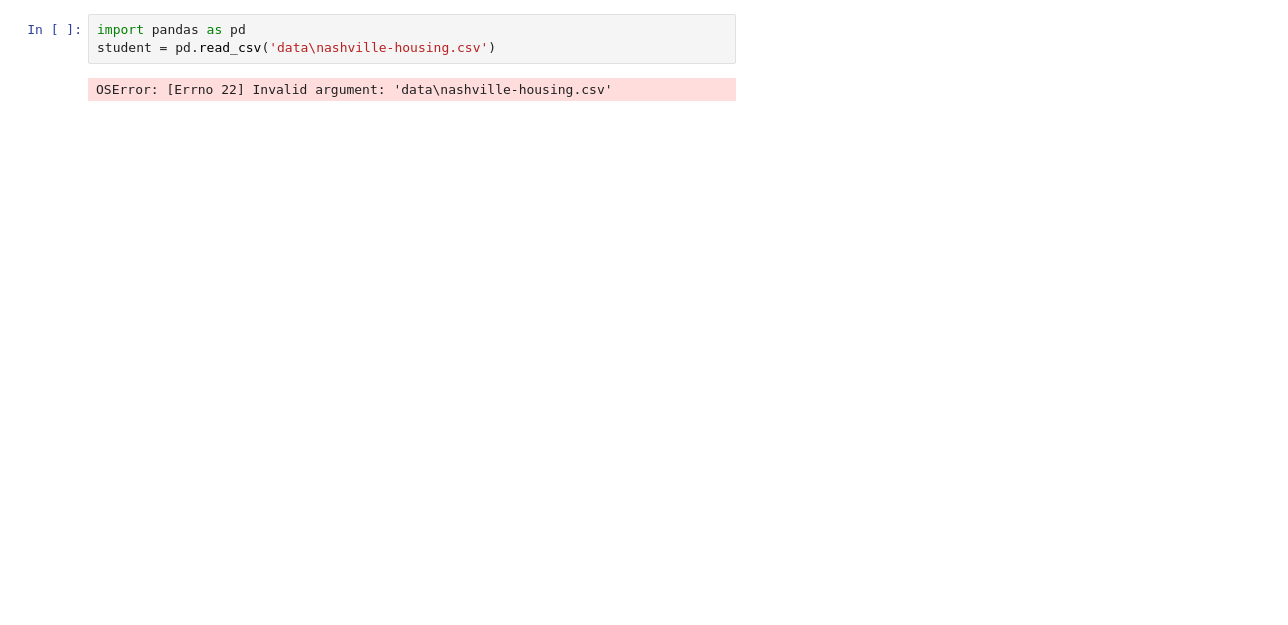
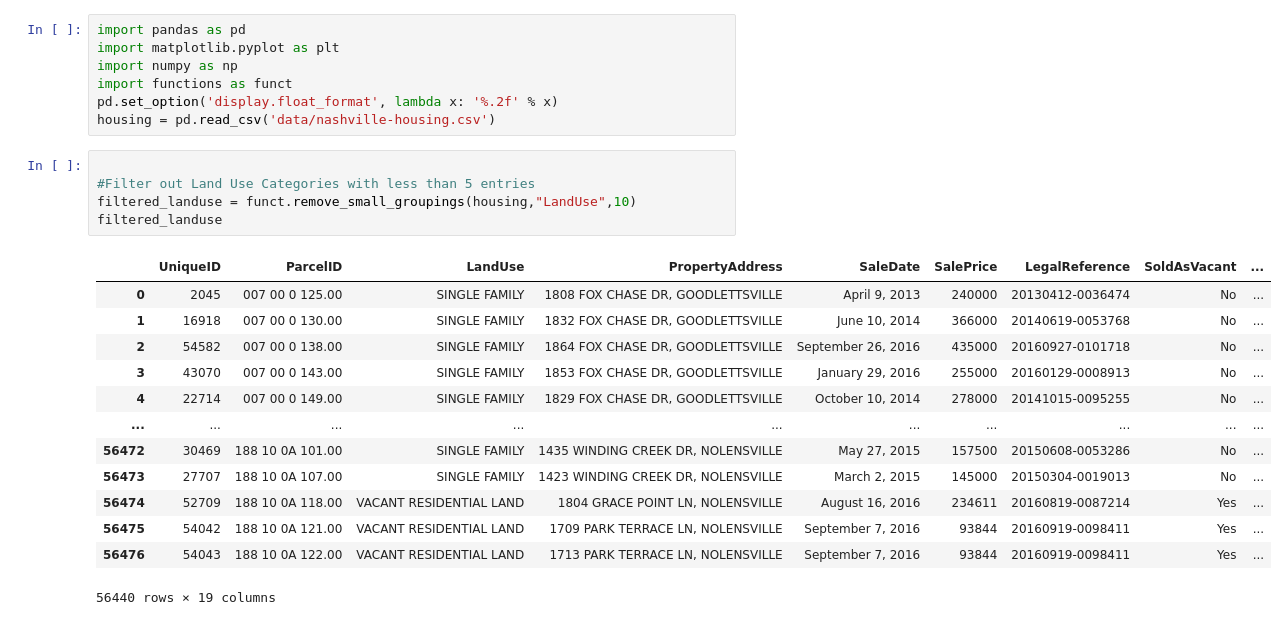
Before and after one commit to RobTheRobber/nashville-housing, a Jupyter notebook: nashville-housing.ipynb, the cells around one changed output. Cells and saved outputs as stored; diff of their text form; blank space fills up the shorter version.

```diff
--- a/nashville-housing.ipynb
+++ b/nashville-housing.ipynb
@@ -1,5 +1,26 @@
 # %%
 import pandas as pd
-student = pd.read_csv('data\nashville-housing.csv')
+import matplotlib.pyplot as plt
+import numpy as np
+import functions as funct
+pd.set_option('display.float_format', lambda x: '%.2f' % x)
+housing = pd.read_csv('data/nashville-housing.csv')
-# %% [output]
-OSError: [Errno 22] Invalid argument: 'data\nashville-housing.csv'
+# %%
+
+#Filter out Land Use Categories with less than 5 entries
+filtered_landuse = funct.remove_small_groupings(housing,"LandUse",10)
+filtered_landuse
+# %% [output]
+|  | UniqueID | ParcelID | LandUse | PropertyAddress | SaleDate | SalePrice | LegalReference | SoldAsVacant | ... |
+| 0 | 2045 | 007 00 0 125.00 | SINGLE FAMILY | 1808 FOX CHASE DR, GOODLETTSVILLE | April 9, 2013 | 240000 | 20130412-0036474 | No | ... |
+| 1 | 16918 | 007 00 0 130.00 | SINGLE FAMILY | 1832 FOX CHASE DR, GOODLETTSVILLE | June 10, 2014 | 366000 | 20140619-0053768 | No | ... |
+| 2 | 54582 | 007 00 0 138.00 | SINGLE FAMILY | 1864 FOX CHASE DR, GOODLETTSVILLE | September 26, 2016 | 435000 | 20160927-0101718 | No | ... |
+| 3 | 43070 | 007 00 0 143.00 | SINGLE FAMILY | 1853 FOX CHASE DR, GOODLETTSVILLE | January 29, 2016 | 255000 | 20160129-0008913 | No | ... |
+| 4 | 22714 | 007 00 0 149.00 | SINGLE FAMILY | 1829 FOX CHASE DR, GOODLETTSVILLE | October 10, 2014 | 278000 | 20141015-0095255 | No | ... |
+| ... | ... | ... | ... | ... | ... | ... | ... | ... | ... |
+| 56472 | 30469 | 188 10 0A 101.00 | SINGLE FAMILY | 1435 WINDING CREEK DR, NOLENSVILLE | May 27, 2015 | 157500 | 20150608-0053286 | No | ... |
+| 56473 | 27707 | 188 10 0A 107.00 | SINGLE FAMILY | 1423 WINDING CREEK DR, NOLENSVILLE | March 2, 2015 | 145000 | 20150304-0019013 | No | ... |
+| 56474 | 52709 | 188 10 0A 118.00 | VACANT RESIDENTIAL LAND | 1804 GRACE POINT LN, NOLENSVILLE | August 16, 2016 | 234611 | 20160819-0087214 | Yes | ... |
+| 56475 | 54042 | 188 10 0A 121.00 | VACANT RESIDENTIAL LAND | 1709 PARK TERRACE LN, NOLENSVILLE | September 7, 2016 | 93844 | 20160919-0098411 | Yes | ... |
+| 56476 | 54043 | 188 10 0A 122.00 | VACANT RESIDENTIAL LAND | 1713 PARK TERRACE LN, NOLENSVILLE | September 7, 2016 | 93844 | 20160919-0098411 | Yes | ... |
+56440 rows × 19 columns
```
Also changed, not shown: parts of 7 cells of this notebook, 6 other files.
